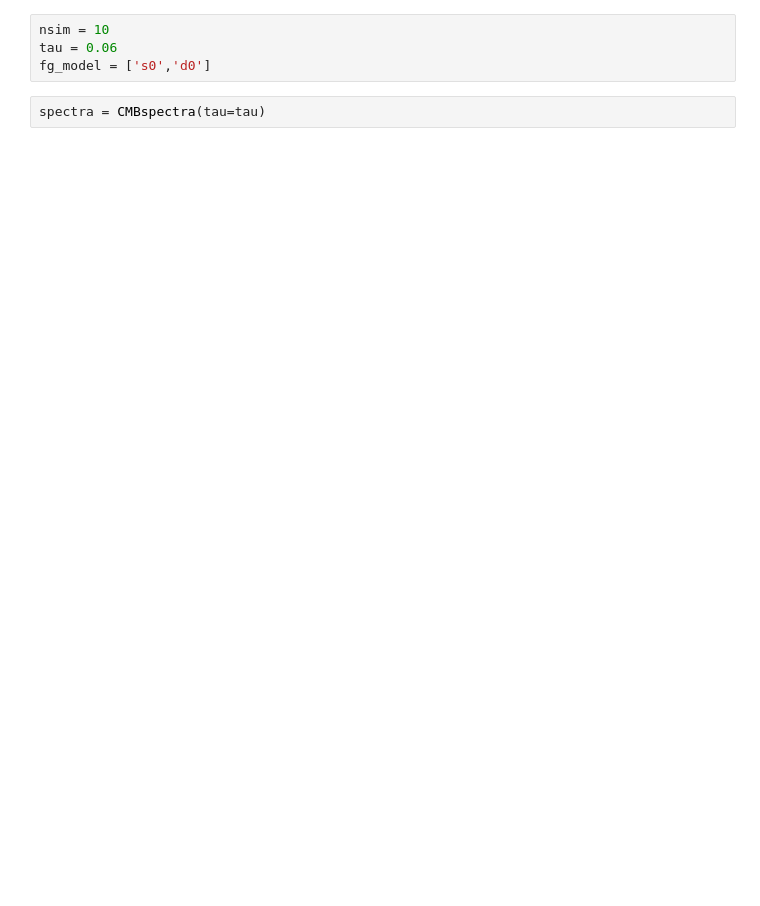
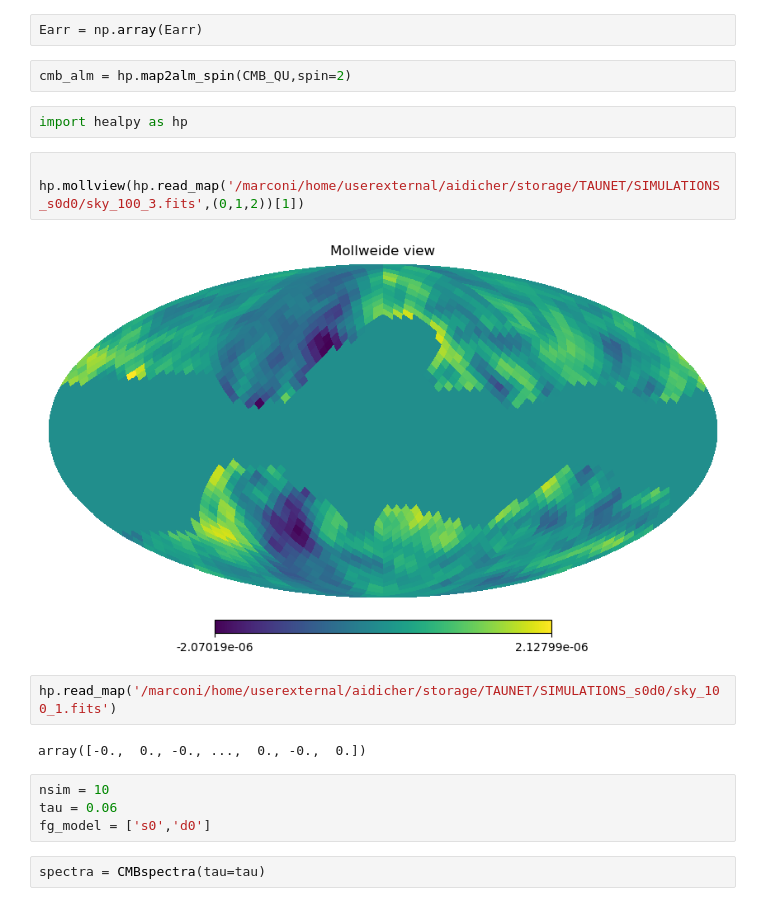
Before and after one commit to antolonappan/taunet, a Jupyter notebook: Notebooks/template.ipynb, the cells around one changed output. Drawn from its saved outputs; the diff is of its cells as text; blank space fills up the shorter version.

Commit message:
make simulation
Signed-off-by: antolonappan <antolonappan@icloud.com>

```diff
--- a/Notebooks/template.ipynb
+++ b/Notebooks/template.ipynb
@@ -20,3 +31,18 @@ clean_dir = os.path.join(main_dir,'CLEAN')
+# %%
+Earr = np.array(Earr)
+# %%
+cmb_alm = hp.map2alm_spin(CMB_QU,spin=2)
+# %%
+import healpy as hp
+# %%
+
+hp.mollview(hp.read_map('/marconi/home/userexternal/aidicher/storage/TAUNET/SIMULATIONS_s0d0/sky_100_3.fits',(0,1,2))[1])
+# %% [output]
+[figure, added]
+# %%
+hp.read_map('/marconi/home/userexternal/aidicher/storage/TAUNET/SIMULATIONS_s0d0/sky_100_1.fits')
+# %% [output]
+array([-0.,  0., -0., ...,  0., -0.,  0.])
 # %%
 nsim = 10
 tau = 0.06
```
Also changed, not shown: parts of 13 cells of this notebook, 5 other files.
